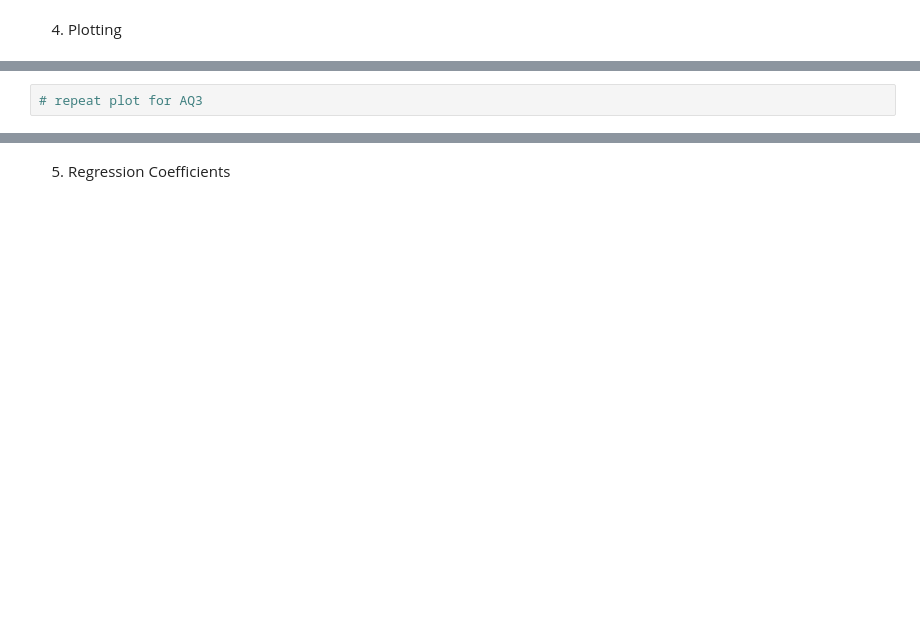
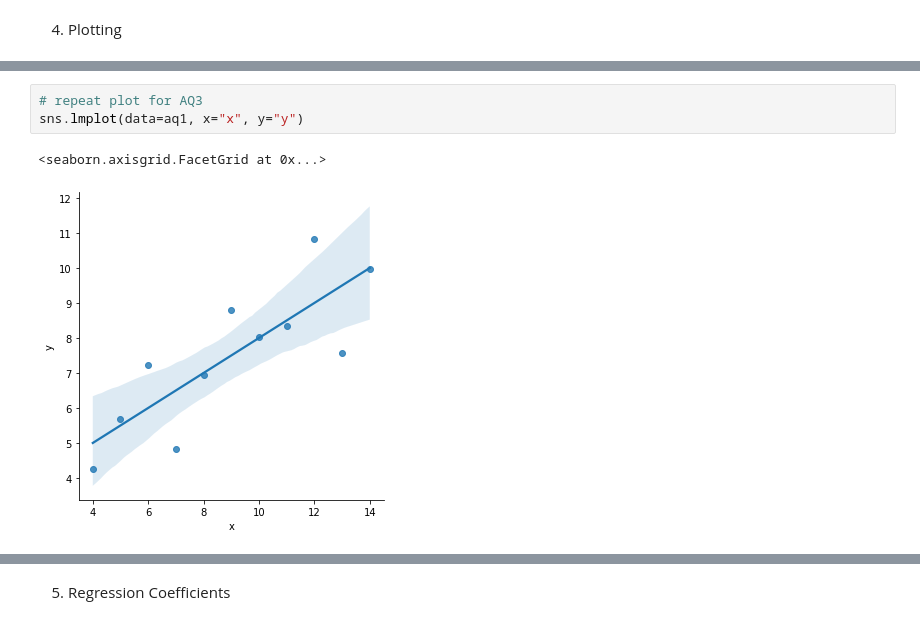
Before and after one commit to kc-ck/BUS774-G200, a Jupyter notebook: AQ_Example.ipynb, the cells around one changed output, grey strips where cells are left out. Cells and saved outputs as stored; diff of their text form; blank space fills up the shorter version.

```diff
--- a/AQ_Example.ipynb
+++ b/AQ_Example.ipynb
@@ -49,4 +137,8 @@ sns.lmplot(data=aq1, x="x", y="y")
 # %%
 # repeat plot for AQ3
+sns.lmplot(data=aq1, x="x", y="y")
+# %% [output]
+<seaborn.axisgrid.FacetGrid at 0x...>
+[figure, added]
 # %%
 # repeat plot for AQ4
```
Also changed, not shown: parts of 37 cells of this notebook.
